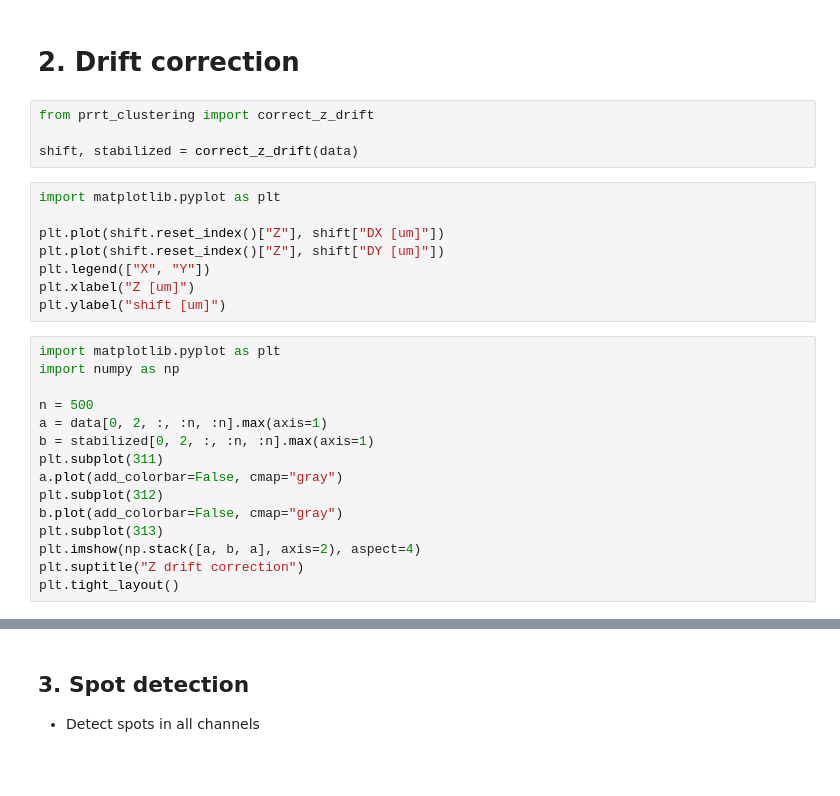
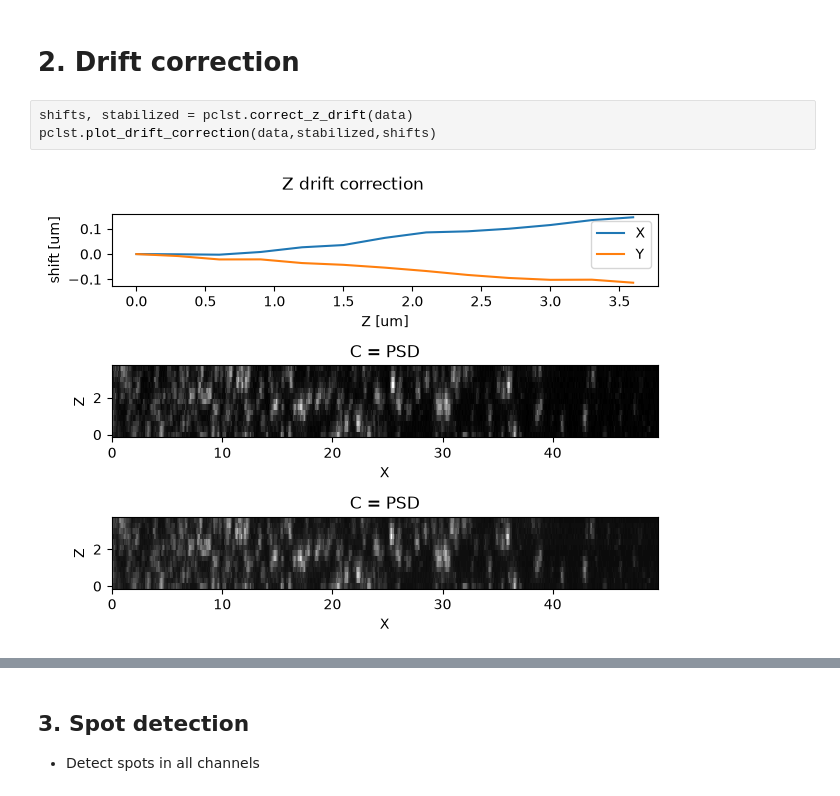
Before and after one commit to jboulanger/synex, a Jupyter notebook: notebooks/Analysis.ipynb, the cells around one changed output, grey strips where cells are left out. Saved outputs shown, nothing was run; the diff lists cells and outputs as text; blank space fills up the shorter version.

```diff
--- a/notebooks/Analysis.ipynb
+++ b/notebooks/Analysis.ipynb
@@ -21,30 +23,8 @@ v.add_image(image.data, channel_axis=1, name=channels)
 # %% [markdown]
 # 2. Drift correction
 # %%
-from prrt_clustering import correct_z_drift
-
-shift, stabilized = correct_z_drift(data)
+shifts, stabilized = pclst.correct_z_drift(data)
+pclst.plot_drift_correction(data,stabilized,shifts)
+# %% [output]
+[figure, added]
-# %%
-import matplotlib.pyplot as plt
-
-plt.plot(shift.reset_index()["Z"], shift["DX [um]"])
-plt.plot(shift.reset_index()["Z"], shift["DY [um]"])
-plt.legend(["X", "Y"])
-plt.xlabel("Z [um]")
-plt.ylabel("shift [um]")
-# %%
-import matplotlib.pyplot as plt
-import numpy as np
-
-n = 500
-a = data[0, 2, :, :n, :n].max(axis=1)
-b = stabilized[0, 2, :, :n, :n].max(axis=1)
-plt.subplot(311)
-a.plot(add_colorbar=False, cmap="gray")
-plt.subplot(312)
-b.plot(add_colorbar=False, cmap="gray")
-plt.subplot(313)
-plt.imshow(np.stack([a, b, a], axis=2), aspect=4)
-plt.suptitle("Z drift correction")
-plt.tight_layout()
 # %%
```
Also changed, not shown: parts of 13 cells of this notebook, 14 other files.
